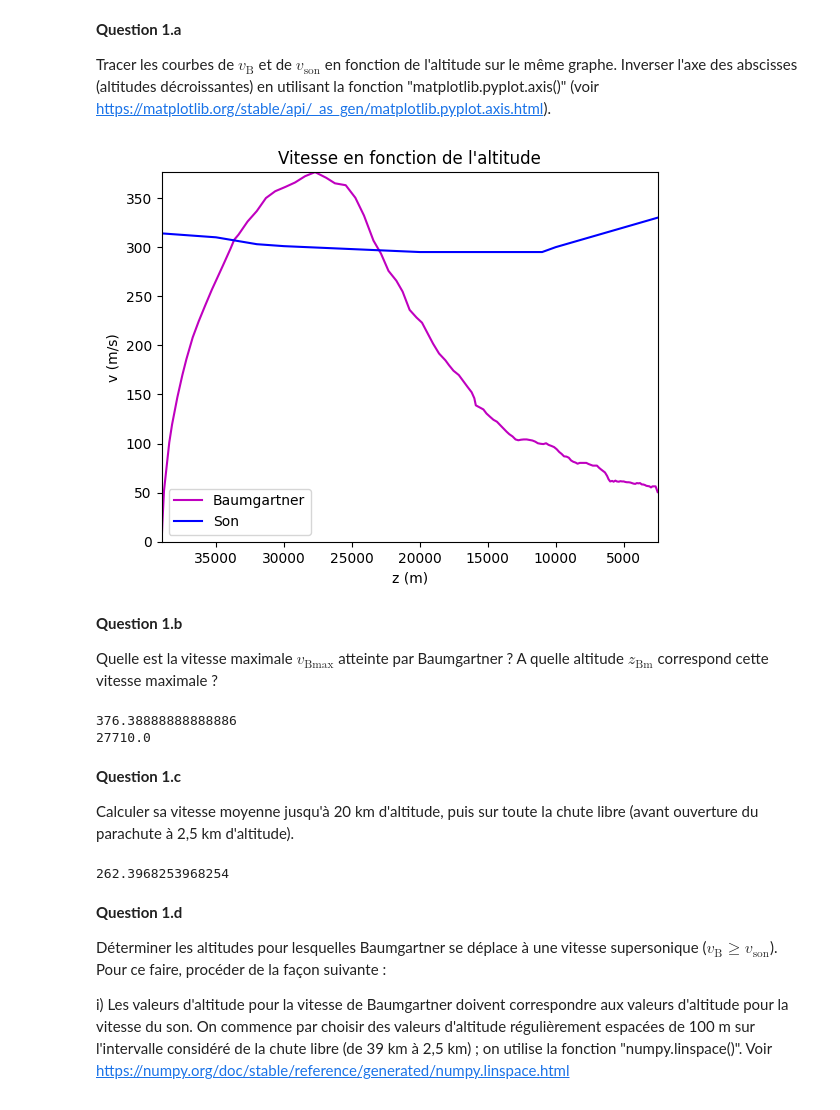
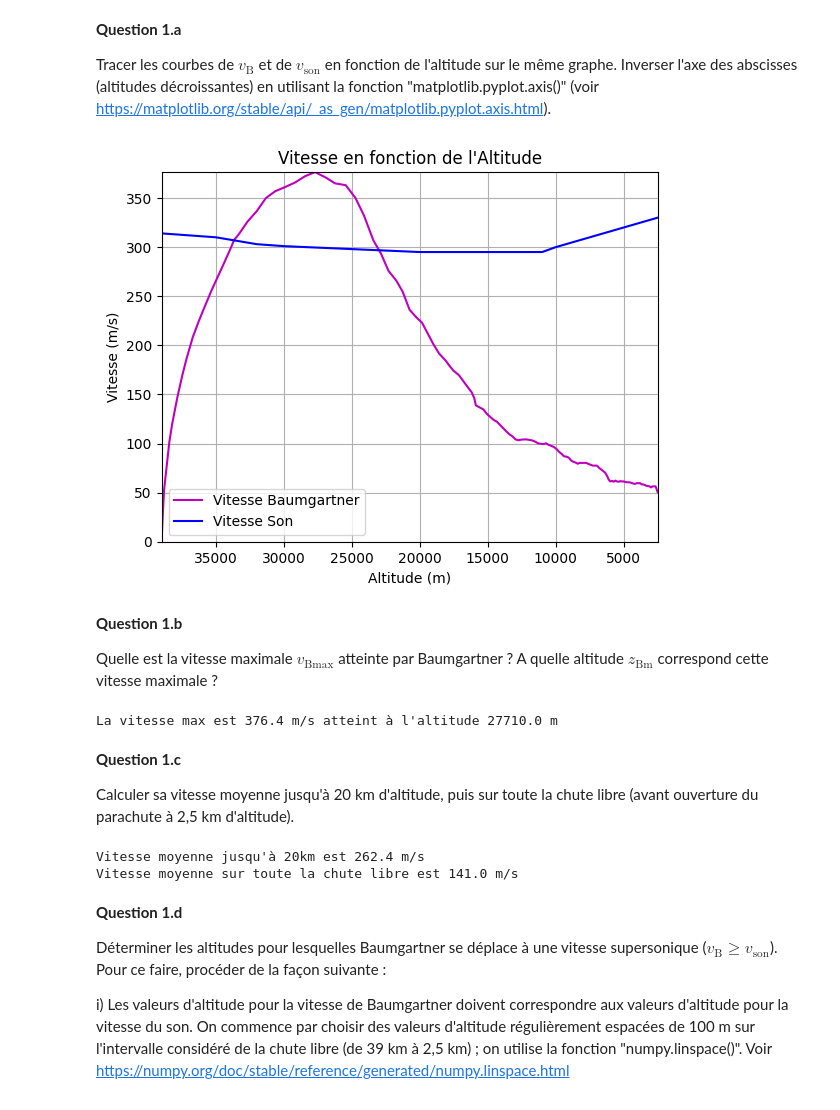
Before and after one commit to IsabelaCaldeira/ChuteLibre, a Jupyter notebook: CHUTE-LIBRE_Notebook-pour-etudiants_2022.ipynb, the cells around one changed output. Drawn from its saved outputs; the diff is of its cells as text; code cells hidden in the pictures.

```diff
--- a/CHUTE-LIBRE_Notebook-pour-etudiants_2022.ipynb
+++ b/CHUTE-LIBRE_Notebook-pour-etudiants_2022.ipynb
@@ -41,23 +41,24 @@ Tracer les courbes de $v_{\text{B}}$ et de $v_{\text{son}}$ en fonction de l'alt
 # %%
 coord_b = np.loadtxt('Alt-Vit-Baumgartner.txt')
 coord_son = np.loadtxt('Alt-Vit-son.txt')
 
 zB = coord_b[:,0]
 vB = coord_b[:,1] / 3.6
 
 zS = coord_son[:,0]
 vS = coord_son[:,1]
 
 plt.axis([max(zB), min(zB),min(vB),max(vB)])
 plt.plot(zB, vB, '-m',label='Baumgartner')
 plt.plot(zS, vS, '-b',label='Son')
-plt.title("Vitesse en fonction de l'altitude")
-plt.xlabel('z (m)')
-plt.ylabel ('v (m/s)')
-plt.legend(['Baumgartner', 'Son'])
+plt.grid()
+plt.title("Vitesse en fonction de l'Altitude")
+plt.xlabel('Altitude (m)')
+plt.ylabel ('Vitesse (m/s)')
+plt.legend(['Vitesse Baumgartner', 'Vitesse Son'])
 plt.show()
 # %% [output]
-[figure, old version]
+[figure, new version]
 # %% [markdown]
 **Question 1.b**
 
@@ -66,11 +67,9 @@ Quelle est la vitesse maximale $v_{\text{Bmax}}$ atteinte par Baumgartner ? A qu
 vB_max = max(vB)
 zB_max = zB[np.argmax(vB)]
 
-print(vB_max)
-print(zB_max)
+print(f"La vitesse max est{vB_max : .1f} m/s atteint à l'altitude {zB_max} m")
 # %% [output]
-376.38888888888886
-27710.0
+La vitesse max est 376.4 m/s atteint à l'altitude 27710.0 m
 # %% [markdown]
 **Question 1.c**
 
@@ -84,9 +83,13 @@ while c < 20000:
 
 #Calcule pour la vitesse moyenne jusqu'a 20 km
 vB_moyenne_20 = np.mean(vB[i:])
-print(vB_moyenne_20)
+vB_moyenne = np.mean(vB)
+
+print(f"Vitesse moyenne jusqu'à 20km est{vB_moyenne_20 : .1f} m/s")
+print(f"Vitesse moyenne sur toute la chute libre est{vB_moyenne : .1f} m/s")
 # %% [output]
-262.3968253968254
+Vitesse moyenne jusqu'à 20km est 262.4 m/s
+Vitesse moyenne sur toute la chute libre est 141.0 m/s
 # %% [markdown]
 **Question 1.d**
 
```
Also changed, not shown: parts of 1 cell of this notebook.
